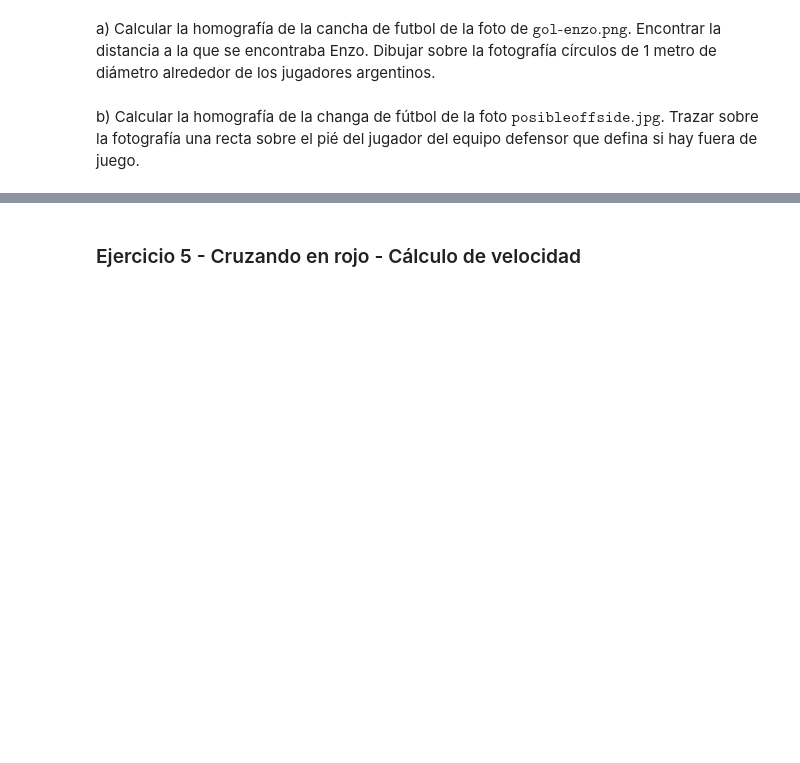
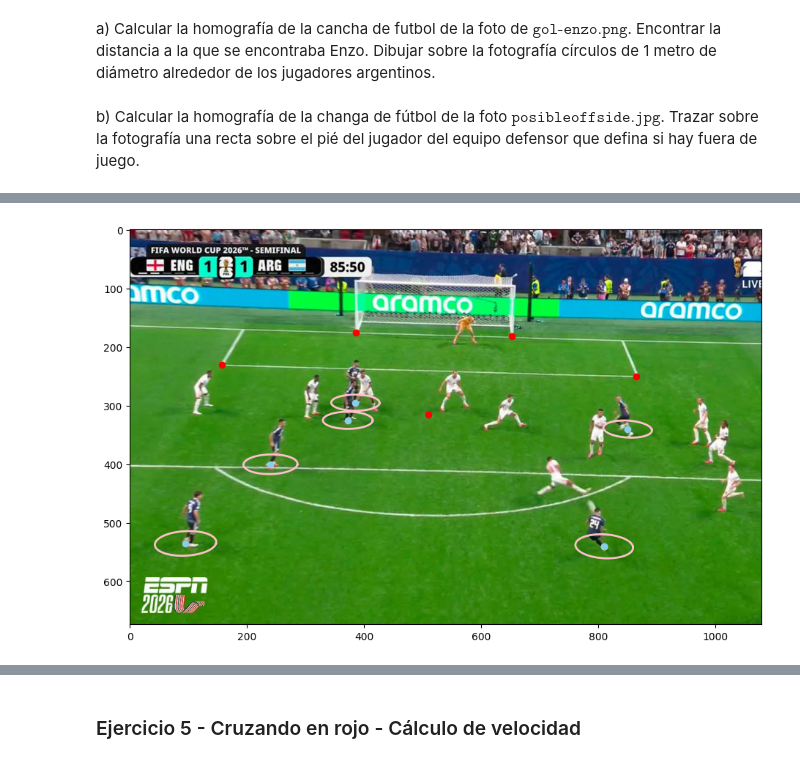
Before and after one commit to vicky-lima/tp_ALC, a Jupyter notebook: template-alumnos/grupo_XX_TP.ipynb, the cells around one changed output, grey strips where cells are left out. Drawn from its saved outputs; the diff is of its cells as text; code cells hidden in the pictures; blank space fills up the shorter version.

```diff
--- a/template-alumnos/grupo_XX_TP.ipynb
+++ b/template-alumnos/grupo_XX_TP.ipynb
@@ -170,8 +173,8 @@ def obtenerQ2d(imgPts, objPts): # asumiendo que recibimos dos arrays
     for i in range(n):
         U= objPts[i][0]
         V= objPts[i][1]
-        u = imgPts[2*i]
-        v = imgPts[2*i +1]
+        u = imgPts[i][0]
+        v = imgPts[i][1]
 
         Q[2*i] = np.array([U, V, 1, 0, 0, 0, -u*U, -u*V, -u])
         Q[2*i + 1] = np.array([0, 0, 0, U, V, 1, -v*U, -v*V, -v ])
@@ -281,0 +324,39 @@ b) Calcular la homografía de la changa de fútbol de la foto $\texttt{posibleof
+# %%
+#Ej 4 b
+img = cv2.imread('C:/Users/vlima/Documents/Ciencia De Datos/Algebra_Lineal_Computacional/tp_ALC/template-alumnos/futbol/test-gol-enzo.png')
+img = img[:,:,::-1]
+plt.figure(figsize=(12,7))
+plt.imshow(img)
+
+def circulo_de_obj_a_img(H, centro, radio=1.0,n=100):
+    theta = np.arange(n+1)*2*np.pi/n
+    a = centro[0] + radio*np.cos(theta)
+    b = centro[1] + radio*np.sin(theta)
+
+    puntos = np.vstack([a,b,np.ones(n+1)])
+    X = []
+    for punto in trasponer(puntos):
+        X_aux = calcularAx(H, punto) #pasamos de la realidad a la img
+        X += [[X_aux[0]/X_aux[2],X_aux[1]/X_aux[2]]]
+
+    X = np.array(X)
+
+    return X
+
+for jugador in pies_argentinos:
+    pos_jugador = np.array([jugador[0],jugador[1],1])
+    pies_argentinos_aux = calcularAx(H_enzo_inversa,pos_jugador)
+    pie_argentino_obj = pies_argentinos_aux / pies_argentinos_aux[2]
+
+    centro_circulo = (pie_argentino_obj[0], pie_argentino_obj[1])
+
+    puntos_circulo = circulo_de_obj_a_img(H_enzo, centro_circulo)
+    plt.plot(puntos_circulo[:,0], puntos_circulo[:,1],c='pink', linewidth=2)
+
+
+plt.scatter(puntos_img_cancha[:,0], puntos_img_cancha[:,1],c='r')
+plt.scatter(punto_enzo[0],punto_enzo[1],c='yellow') #punto enzo
+plt.scatter(pies_argentinos[:,0],pies_argentinos[:,1],c='skyblue')
+plt.show()
+# %% [output]
+[figure, added]
```
Also changed, not shown: parts of 5 cells of this notebook.
